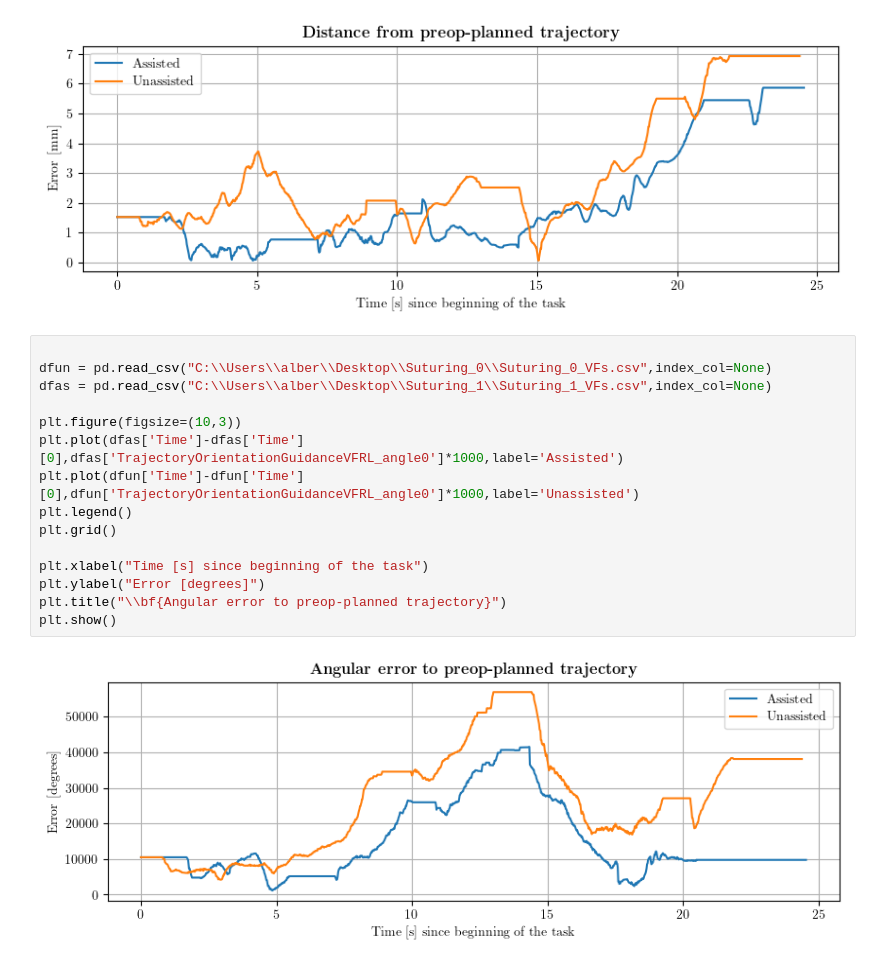
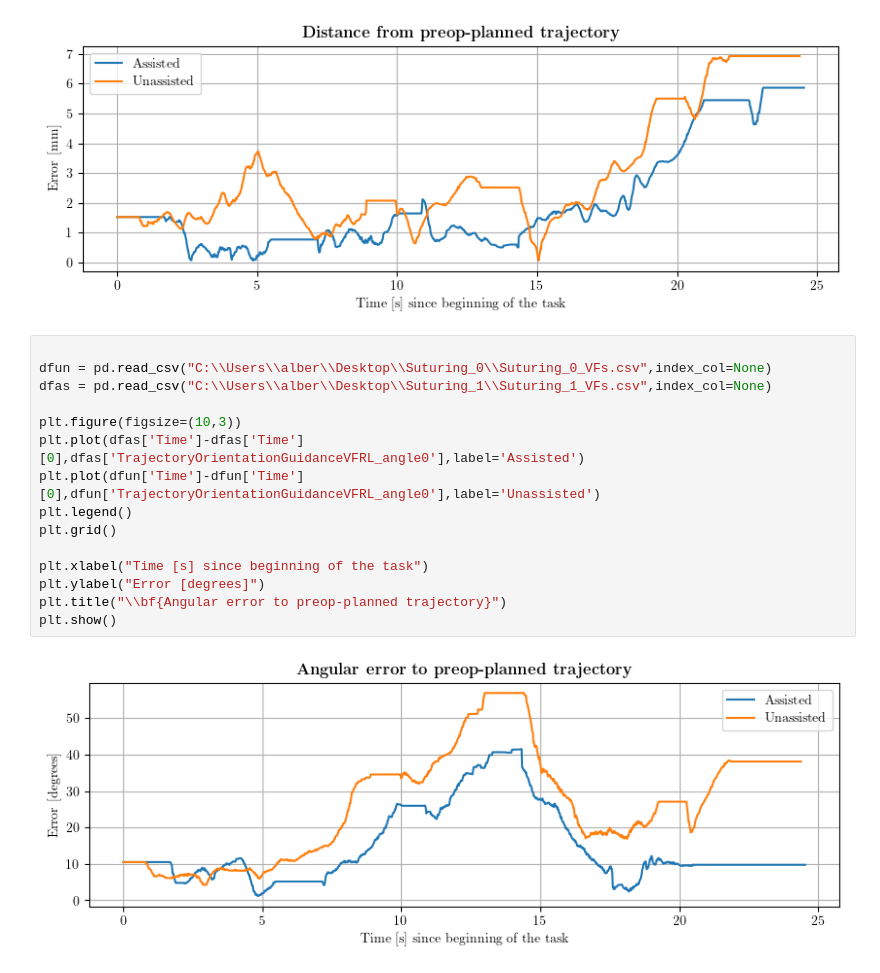
Before and after one commit to alberto-rota/Enhanched-Haptic-Training-for-Robotic-Assisted-Surgery, a Jupyter notebook: Notes/graphs.ipynb, the cells around one changed output. Cells and saved outputs as stored; diff of their text form.

```diff
--- a/Notes/graphs.ipynb
+++ b/Notes/graphs.ipynb
@@ -36,17 +36,17 @@ plt.show()
 # %%
 
 dfun = pd.read_csv("C:\\Users\\alber\\Desktop\\Suturing_0\\Suturing_0_VFs.csv",index_col=None)
 dfas = pd.read_csv("C:\\Users\\alber\\Desktop\\Suturing_1\\Suturing_1_VFs.csv",index_col=None)
 
 plt.figure(figsize=(10,3))
-plt.plot(dfas['Time']-dfas['Time'][0],dfas['TrajectoryOrientationGuidanceVFRL_angle0']*1000,label='Assisted')
-plt.plot(dfun['Time']-dfun['Time'][0],dfun['TrajectoryOrientationGuidanceVFRL_angle0']*1000,label='Unassisted')
+plt.plot(dfas['Time']-dfas['Time'][0],dfas['TrajectoryOrientationGuidanceVFRL_angle0'],label='Assisted')
+plt.plot(dfun['Time']-dfun['Time'][0],dfun['TrajectoryOrientationGuidanceVFRL_angle0'],label='Unassisted')
 plt.legend()
 plt.grid()
 
 plt.xlabel("Time [s] since beginning of the task")
 plt.ylabel("Error [degrees]")
 plt.title("\\bf{Angular error to preop-planned trajectory}")
 plt.show()
 # %% [output]
-[figure, old version]
+[figure, new version]
```
Also changed, not shown: 1 other file.
